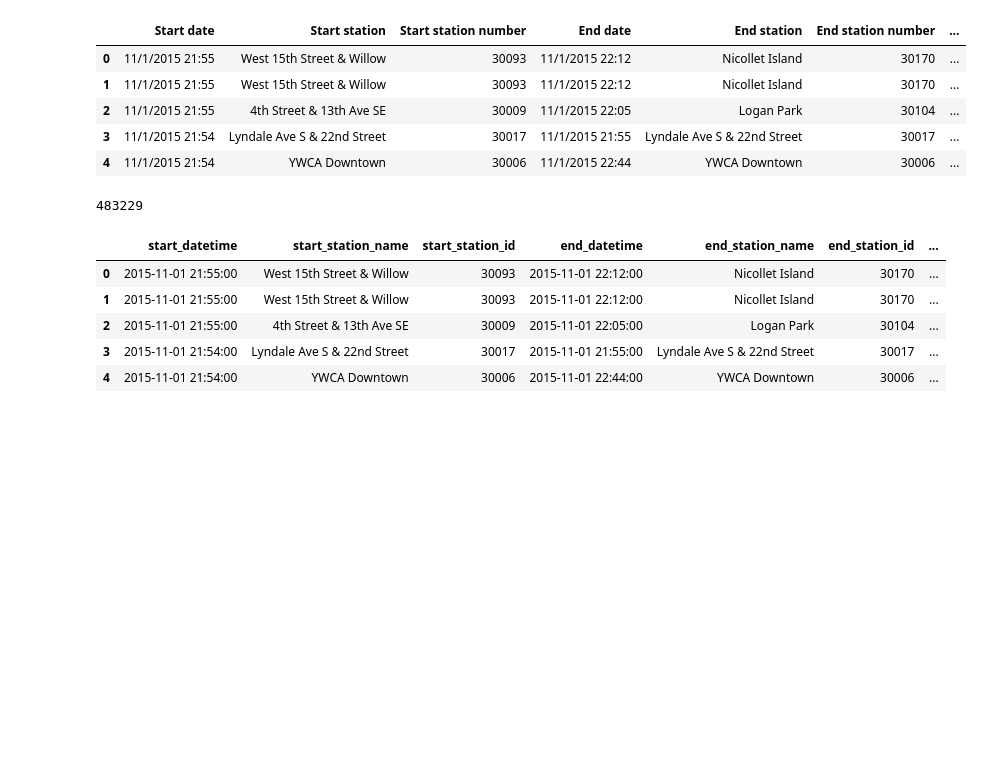
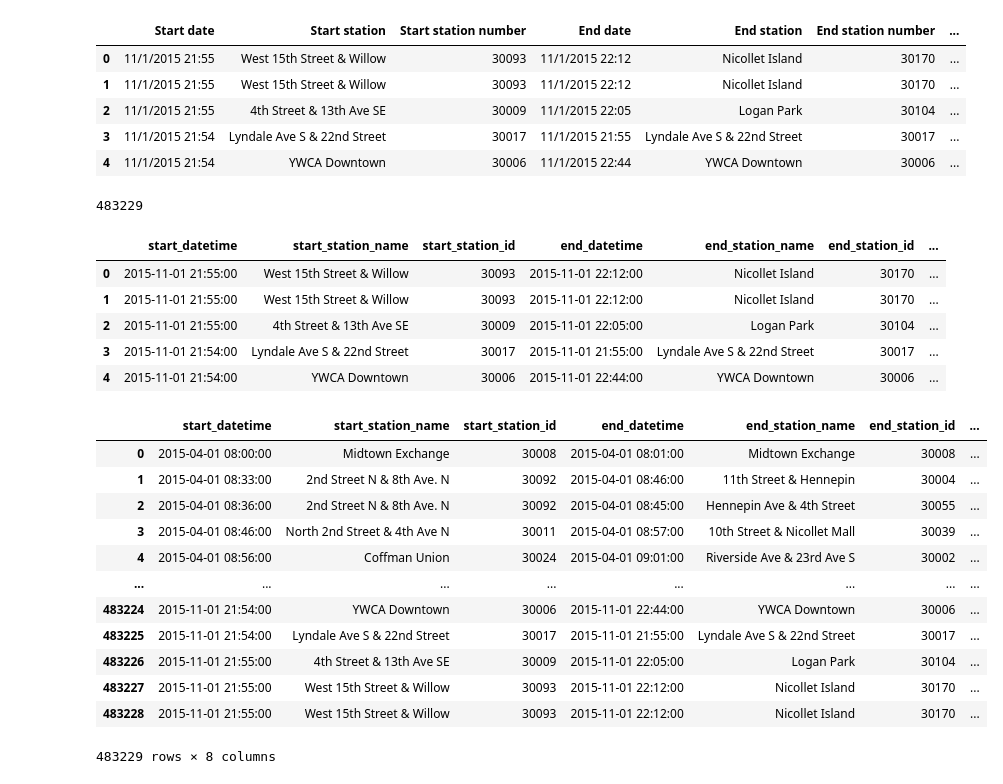
Before and after one commit to luchovzla/project-1, a Jupyter notebook: Nice Ride 2015.ipynb, the cells around one changed output. Cells and saved outputs as stored; diff of their text form; code cells hidden in the pictures; blank space fills up the shorter version.

```diff
--- a/Nice Ride 2015.ipynb
+++ b/Nice Ride 2015.ipynb
@@ -89,3 +93,21 @@ trip_15.head()
 | 2 | 2015-11-01 21:55:00 | 4th Street & 13th Ave SE | 30009 | 2015-11-01 22:05:00 | Logan Park | 30104 | ... |
 | 3 | 2015-11-01 21:54:00 | Lyndale Ave S & 22nd Street | 30017 | 2015-11-01 21:55:00 | Lyndale Ave S & 22nd Street | 30017 | ... |
 | 4 | 2015-11-01 21:54:00 | YWCA Downtown | 30006 | 2015-11-01 22:44:00 | YWCA Downtown | 30006 | ... |
+# %%
+# Re-sort by datetime
+trip_15 = trip_15.sort_values(["start_datetime"], ignore_index=True)
+trip_15
+# %% [output]
+|  | start_datetime | start_station_name | start_station_id | end_datetime | end_station_name | end_station_id | ... |
+| 0 | 2015-04-01 08:00:00 | Midtown Exchange | 30008 | 2015-04-01 08:01:00 | Midtown Exchange | 30008 | ... |
+| 1 | 2015-04-01 08:33:00 | 2nd Street N & 8th Ave. N | 30092 | 2015-04-01 08:46:00 | 11th Street & Hennepin | 30004 | ... |
+| 2 | 2015-04-01 08:36:00 | 2nd Street N & 8th Ave. N | 30092 | 2015-04-01 08:45:00 | Hennepin Ave & 4th Street | 30055 | ... |
+| 3 | 2015-04-01 08:46:00 | North 2nd Street & 4th Ave N | 30011 | 2015-04-01 08:57:00 | 10th Street & Nicollet Mall | 30039 | ... |
+| 4 | 2015-04-01 08:56:00 | Coffman Union | 30024 | 2015-04-01 09:01:00 | Riverside Ave & 23rd Ave S | 30002 | ... |
+| ... | ... | ... | ... | ... | ... | ... | ... |
+| 483224 | 2015-11-01 21:54:00 | YWCA Downtown | 30006 | 2015-11-01 22:44:00 | YWCA Downtown | 30006 | ... |
+| 483225 | 2015-11-01 21:54:00 | Lyndale Ave S & 22nd Street | 30017 | 2015-11-01 21:55:00 | Lyndale Ave S & 22nd Street | 30017 | ... |
+| 483226 | 2015-11-01 21:55:00 | 4th Street & 13th Ave SE | 30009 | 2015-11-01 22:05:00 | Logan Park | 30104 | ... |
+| 483227 | 2015-11-01 21:55:00 | West 15th Street & Willow | 30093 | 2015-11-01 22:12:00 | Nicollet Island | 30170 | ... |
+| 483228 | 2015-11-01 21:55:00 | West 15th Street & Willow | 30093 | 2015-11-01 22:12:00 | Nicollet Island | 30170 | ... |
+483229 rows × 8 columns
```
Also changed, not shown: parts of 6 cells of this notebook, 3 other files.
